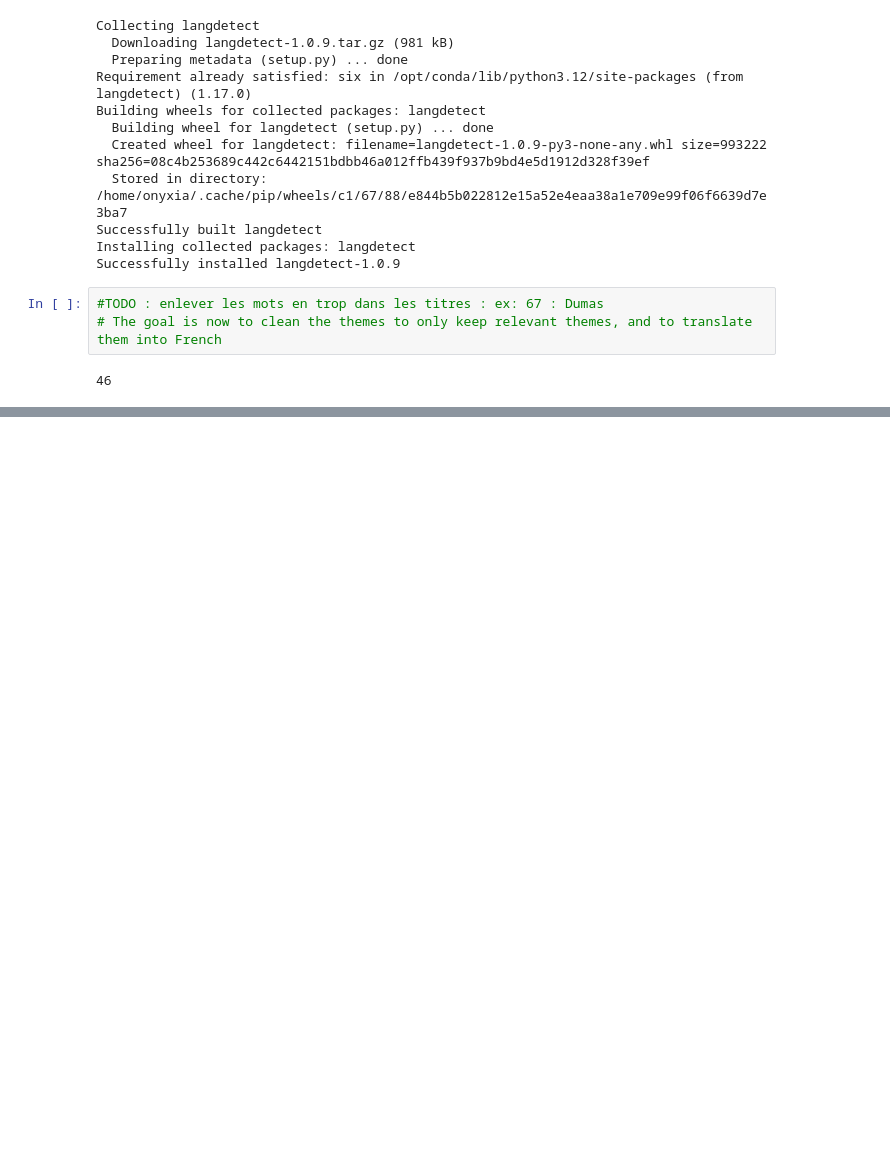
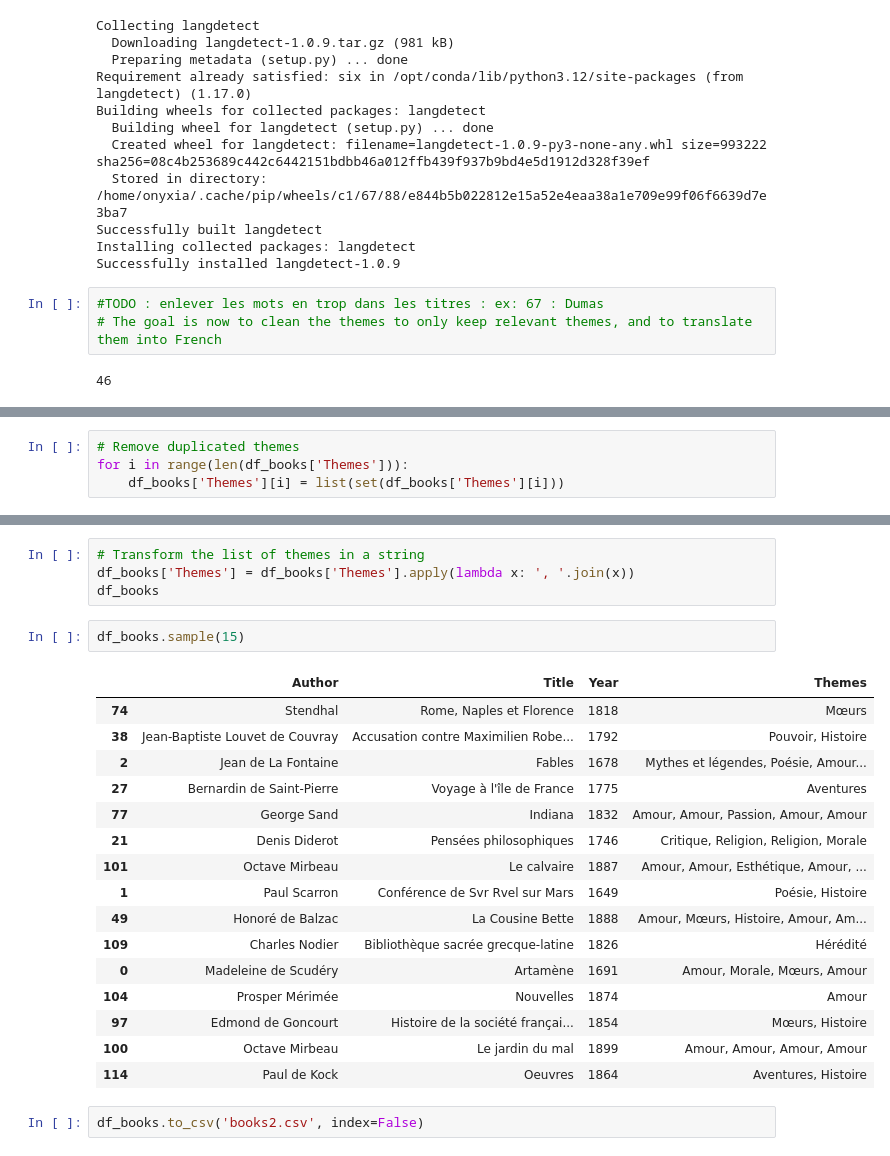
Before and after one commit to lucas-cumunel/libroguessr, a Jupyter notebook: API_Df.ipynb, the cells around one changed output, grey strips where cells are left out. Drawn from its saved outputs; the diff is of its cells as text; blank space fills up the shorter version.

```diff
--- a/API_Df.ipynb
+++ b/API_Df.ipynb
@@ -379,0 +499,4 @@ Successfully installed langdetect-1.0.9
+# %%
+# Remove duplicated themes
+for i in range(len(df_books['Themes'])):
+    df_books['Themes'][i] = list(set(df_books['Themes'][i]))
@@ -379,0 +534,25 @@ Successfully installed langdetect-1.0.9
+# %%
+# Transform the list of themes in a string
+df_books['Themes'] = df_books['Themes'].apply(lambda x: ', '.join(x))
+df_books
+# %%
+df_books.sample(15)
+# %% [output]
+|  | Author | Title | Year | Themes |
+| 74 | Stendhal | Rome, Naples et Florence | 1818 | Mœurs |
+| 38 | Jean-Baptiste Louvet de Couvray | Accusation contre Maximilien Robe... | 1792 | Pouvoir, Histoire |
+| 2 | Jean de La Fontaine | Fables | 1678 | Mythes et légendes, Poésie, Amour... |
+| 27 | Bernardin de Saint-Pierre | Voyage à l'île de France | 1775 | Aventures |
+| 77 | George Sand | Indiana | 1832 | Amour, Amour, Passion, Amour, Amour |
+| 21 | Denis Diderot | Pensées philosophiques | 1746 | Critique, Religion, Religion, Morale |
+| 101 | Octave Mirbeau | Le calvaire | 1887 | Amour, Amour, Esthétique, Amour, ... |
+| 1 | Paul Scarron | Conférence de Svr Rvel sur Mars | 1649 | Poésie, Histoire |
+| 49 | Honoré de Balzac | La Cousine Bette | 1888 | Amour, Mœurs, Histoire, Amour, Am... |
+| 109 | Charles Nodier | Bibliothèque sacrée grecque-latine | 1826 | Hérédité |
+| 0 | Madeleine de Scudéry | Artamène | 1691 | Amour, Morale, Mœurs, Amour |
+| 104 | Prosper Mérimée | Nouvelles | 1874 | Amour |
+| 97 | Edmond de Goncourt | Histoire de la société françai... | 1854 | Mœurs, Histoire |
+| 100 | Octave Mirbeau | Le jardin du mal | 1899 | Amour, Amour, Amour, Amour |
+| 114 | Paul de Kock | Oeuvres | 1864 | Aventures, Histoire |
+# %%
+df_books.to_csv('books2.csv', index=False)
```
Also changed, not shown: parts of 11 cells of this notebook, 1 other file.
